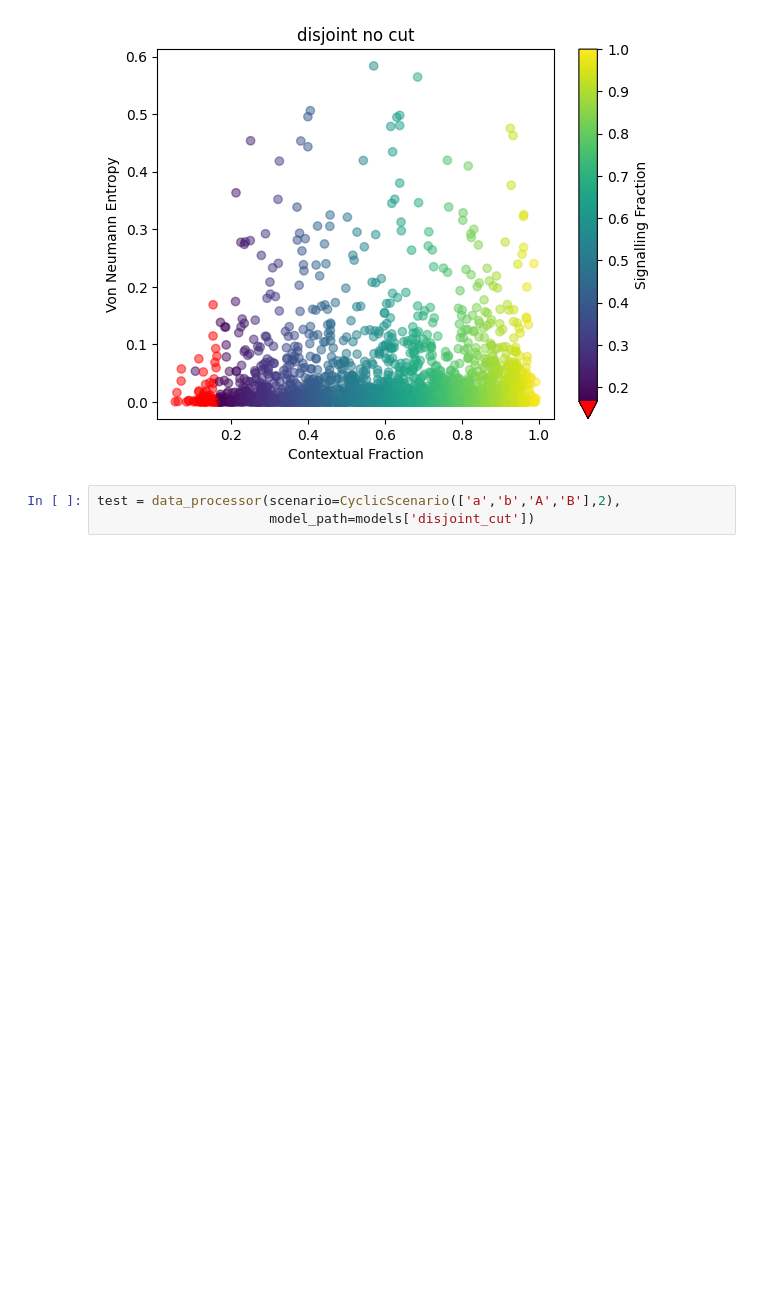
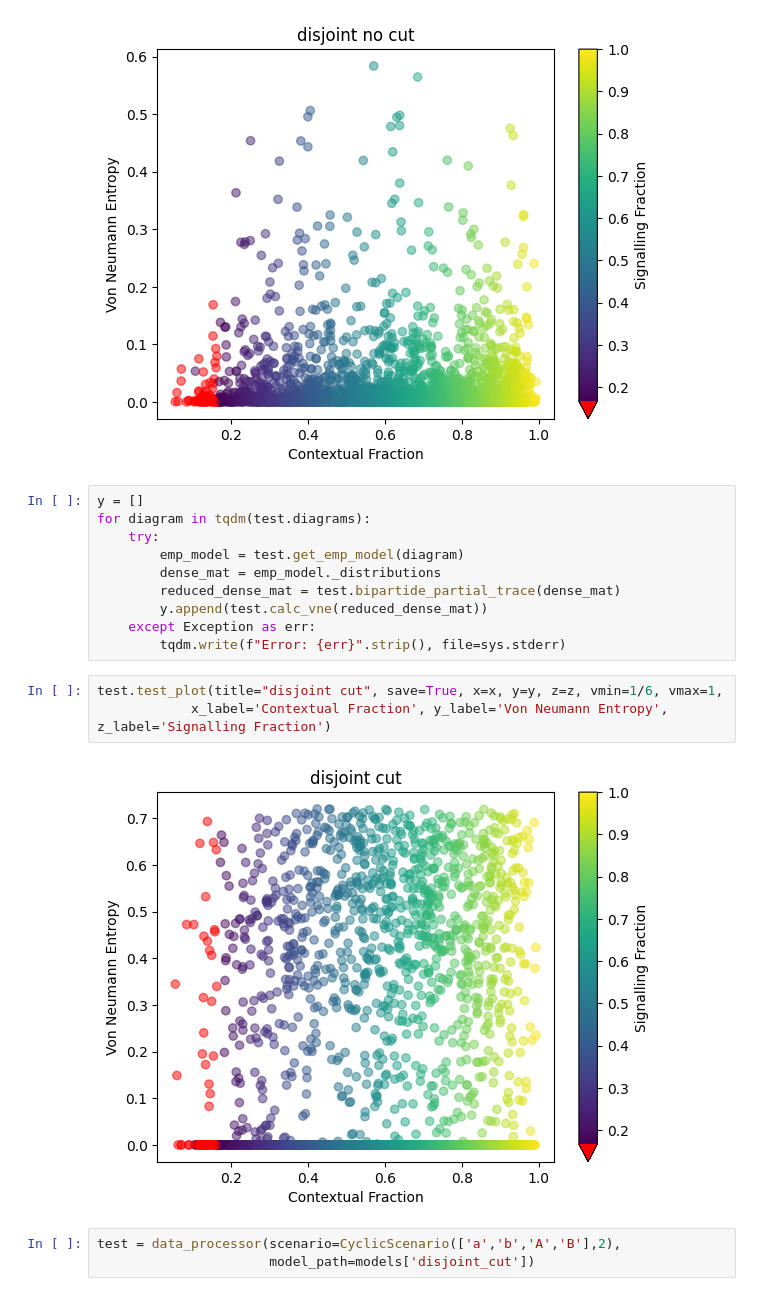
Before and after one commit to TilenLS/qnlp, a Jupyter notebook: main.ipynb, the cells around one changed output. Drawn from its saved outputs; the diff is of its cells as text; blank space fills up the shorter version.

```diff
--- a/main.ipynb
+++ b/main.ipynb
@@ -253,6 +253,21 @@ test.test_plot(title="disjoint no cut", save=True, x=x, y=y, z=z, vmin=1/6, vmax
                                     x_label='Contextual Fraction', y_label='Von Neumann Entropy', z_label='Signalling Fraction')
 # %% [output]
 [figure]
+# %%
+y = []
+for diagram in tqdm(test.diagrams):
+    try:
+        emp_model = test.get_emp_model(diagram)
+        dense_mat = emp_model._distributions
+        reduced_dense_mat = test.bipartide_partial_trace(dense_mat)
+        y.append(test.calc_vne(reduced_dense_mat))
+    except Exception as err:
+        tqdm.write(f"Error: {err}".strip(), file=sys.stderr)
+# %%
+test.test_plot(title="disjoint cut", save=True, x=x, y=y, z=z, vmin=1/6, vmax=1,
+            x_label='Contextual Fraction', y_label='Von Neumann Entropy', z_label='Signalling Fraction')
+# %% [output]
+[figure, added]
 # %%
 test = data_processor(scenario=CyclicScenario(['a','b','A','B'],2),
                       model_path=models['disjoint_cut'])
```
Also changed, not shown: parts of 4 cells of this notebook.
